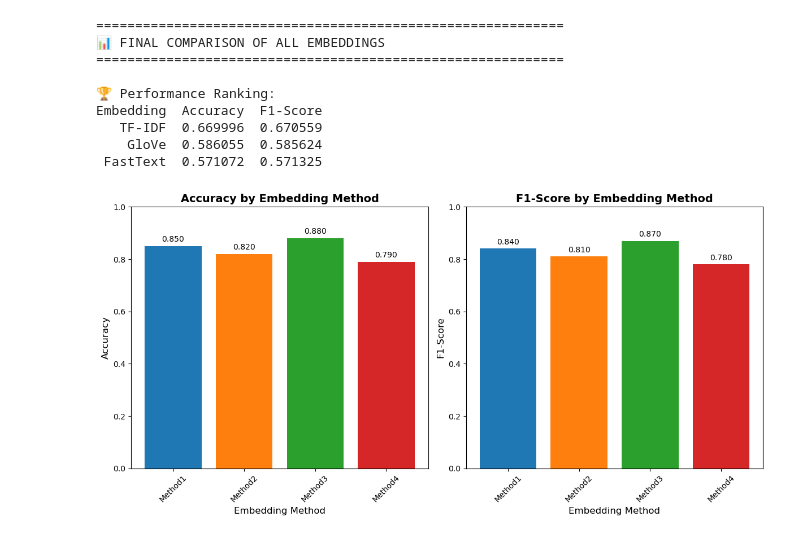
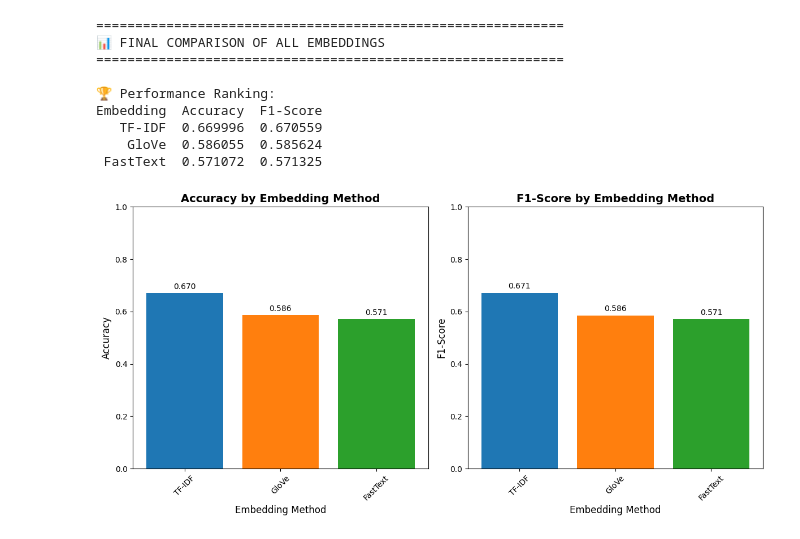
Before and after one commit to ChristianIshimwe7/Group1_formative2_textClassification, a Jupyter notebook: Notebooks/Logstc_regsn_IshiChris.ipynb, the cells around one changed output. Cells and saved outputs as stored; diff of their text form; code cells hidden in the pictures.

```diff
--- a/Notebooks/Logstc_regsn_IshiChris.ipynb
+++ b/Notebooks/Logstc_regsn_IshiChris.ipynb
@@ -70,9 +64,9 @@ print("✅ Libraries imported successfully!")
 # %%
 # Load Data
 print("I AM Loading datasets...")
-train_df = pd.read_csv('C:/Users/FABRICE/Desktop/Group1_formative2_textClassification/Data/train_df.csv')
-test_df = pd.read_csv('C:/Users/FABRICE/Desktop/Group1_formative2_textClassification/Data/test_df.csv')
-val_df = pd.read_csv('C:/Users/FABRICE/Desktop/Group1_formative2_textClassification/Data/val_df.csv')
+train_df = pd.read_csv('/content/drive/MyDrive/Group1_formative2_textClassification/Data/train_df.csv')
+test_df = pd.read_csv('/content/drive/MyDrive/Group1_formative2_textClassification/Data/test_df.csv')
+val_df = pd.read_csv('/content/drive/MyDrive/Group1_formative2_textClassification/Data/val_df.csv')
 
 # Display dataset info
 print(f"✅ Training set: {len(train_df)} samples")
@@ -597,55 +609,42 @@ Embedding  Accuracy  F1-Score
 # %%
 # CELL 12: VISUALIZATION
 # ============================================
-
-# First, create the comparison_df from your results
-import pandas as pd
-import matplotlib.pyplot as plt
-
-# Assuming 'results' contains your model evaluation results
-# If you don't have 'results' defined, you'll need to create comparison_df directly
-# Example structure of what comparison_df should look like:
-comparison_df = pd.DataFrame({
-    'Embedding': ['Method1', 'Method2', 'Method3', 'Method4'],  # Replace with your actual embedding method names
-    'Accuracy': [0.85, 0.82, 0.88, 0.79],  # Replace with your actual accuracy values
-    'F1-Score': [0.84, 0.81, 0.87, 0.78]   # Replace with your actual F1-scores
-})
 
 # Visualization
 plt.figure(figsize=(12, 6))
 
 # Accuracy comparison
 plt.subplot(1, 2, 1)
 bars = plt.bar(comparison_df['Embedding'], comparison_df['Accuracy'],
-               color=['#1f77b4', '#ff7f0e', '#2ca02c', '#d62728'][:len(comparison_df)])
+               color=['#1f77b4', '#ff7f0e', '#2ca02c', '#d62728'][:len(results)])
 plt.title('Accuracy by Embedding Method', fontsize=14, fontweight='bold')
 plt.xlabel('Embedding Method', fontsize=12)
 plt.ylabel('Accuracy', fontsize=12)
 plt.ylim(0, 1.0)
 plt.xticks(rotation=45)
 for bar in bars:
     height = bar.get_height()
     plt.text(bar.get_x() + bar.get_width()/2., height + 0.01,
              f'{height:.3f}', ha='center', va='bottom')
 
 # F1-Score comparison
 plt.subplot(1, 2, 2)
 bars = plt.bar(comparison_df['Embedding'], comparison_df['F1-Score'],
-               color=['#1f77b4', '#ff7f0e', '#2ca02c', '#d62728'][:len(comparison_df)])
+               color=['#1f77b4', '#ff7f0e', '#2ca02c', '#d62728'][:len(results)])
 plt.title('F1-Score by Embedding Method', fontsize=14, fontweight='bold')
 plt.xlabel('Embedding Method', fontsize=12)
 plt.ylabel('F1-Score', fontsize=12)
 plt.ylim(0, 1.0)
 plt.xticks(rotation=45)
 for bar in bars:
     height = bar.get_height()
     plt.text(bar.get_x() + bar.get_width()/2., height + 0.01,
              f'{height:.3f}', ha='center', va='bottom')
 
 plt.tight_layout()
 plt.show()
 # %% [output]
-[figure, old version]
+[figure, new version]
 # %%
 # CELL 13: SAVE MODELS
 # ============================================
```
Also changed, not shown: parts of 13 cells of this notebook.
